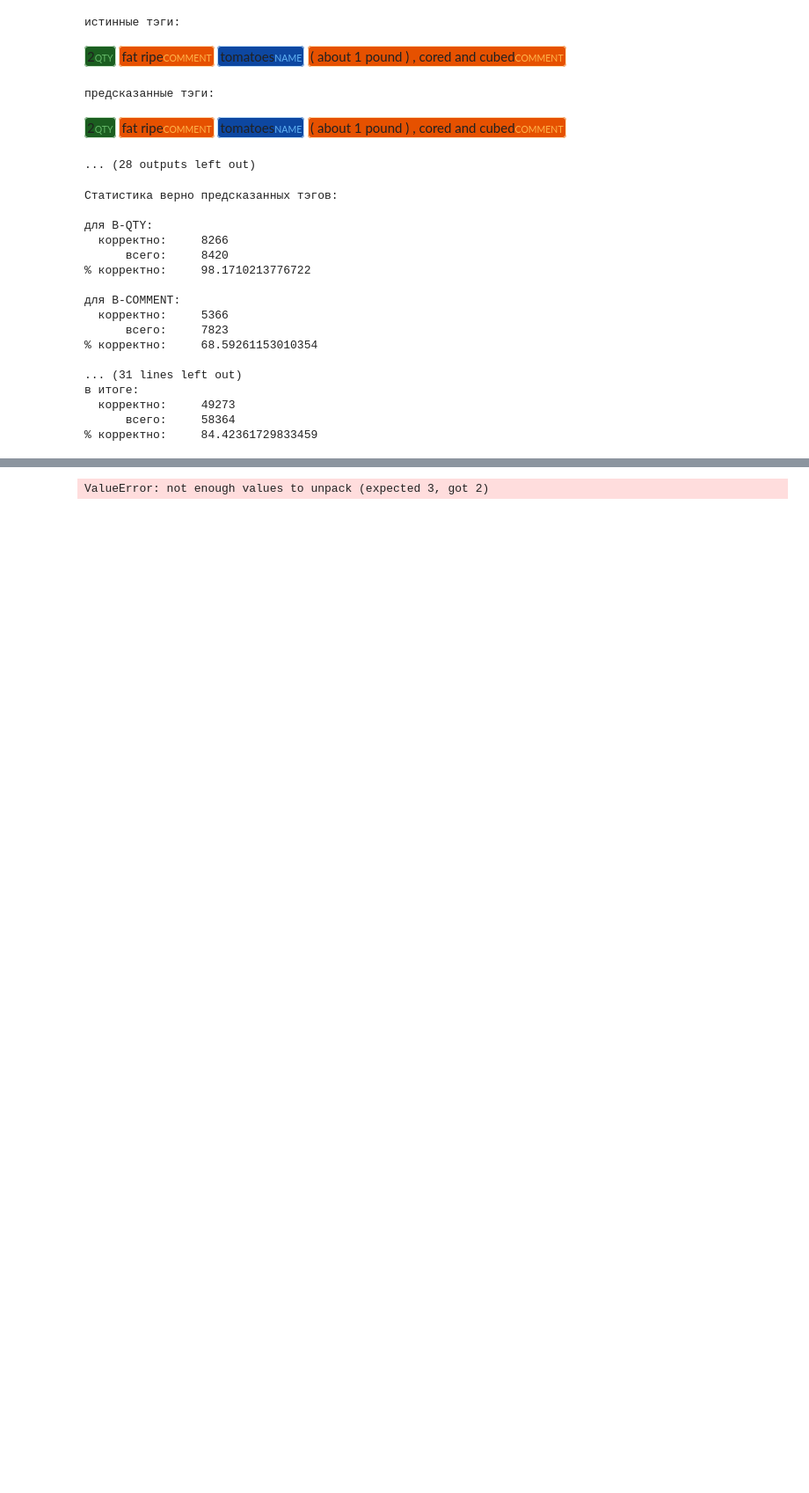
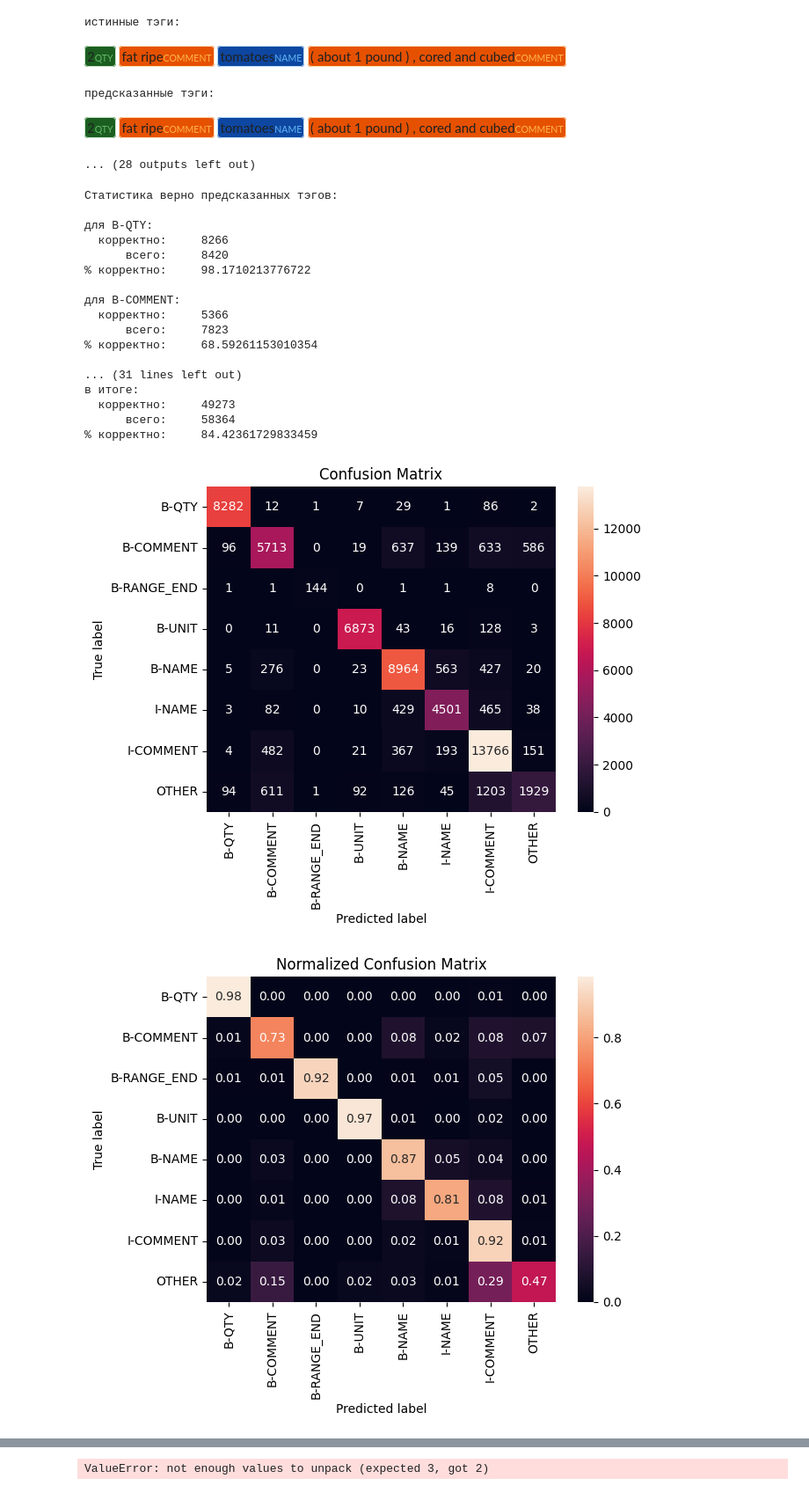
Before and after one commit to skytecat/RecipeNER, a Jupyter notebook: ner.ipynb, the cells around one changed output, grey strips where cells are left out. Shown: that part at 88% size. Cells and saved outputs as stored; diff of their text form; code cells hidden in the pictures; blank space fills up the shorter version.

```diff
--- a/ner.ipynb
+++ b/ner.ipynb
@@ -227,6 +227,20 @@ print('% корректно:\t', 100 * (sum(total_correct.values()) / sum(total_
   корректно:     49273
       всего:     58364
 % корректно:     84.42361729833459
+# %%
+# проверка с 64
+y_pred = []
+y_true = []
+
+for recipe, tags in test_data:
+    y_pred += predict_tags(model,converter, recipe)
+    y_true += tags
+
+plot_confusion_matrix(y_true, y_pred, list(total_tags.keys()))
+plot_confusion_matrix(y_true, y_pred, list(total_tags.keys()), normalize=True)
+# %% [output]
+[figure, added]
+[figure, added]
 # %%
 y_pred = []
 y_true = []
```
Also changed, not shown: parts of 4 cells of this notebook.
